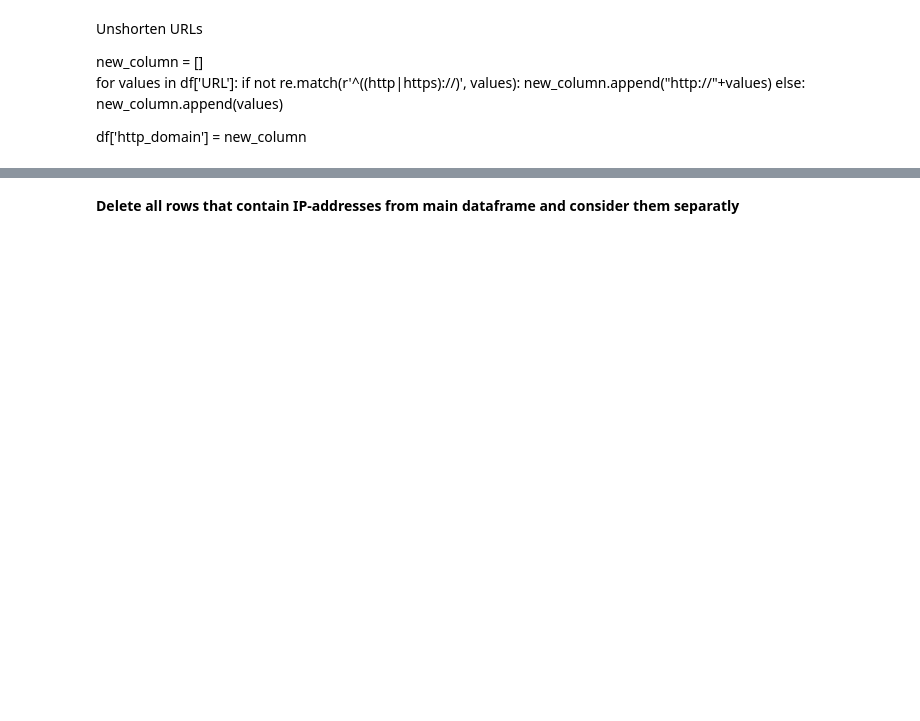
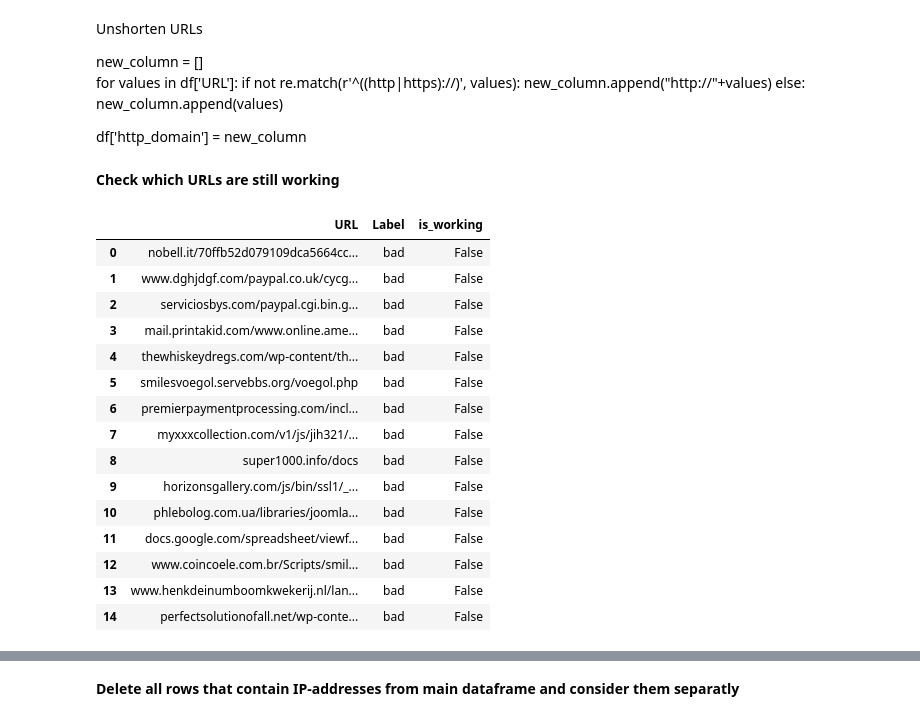
Before and after one commit to Fafien/PhishingDataset, a Jupyter notebook: phishing_analysis.ipynb, the cells around one changed output, grey strips where cells are left out. Cells and saved outputs as stored; diff of their text form; code cells hidden in the pictures; blank space fills up the shorter version.

```diff
--- a/phishing_analysis.ipynb
+++ b/phishing_analysis.ipynb
@@ -41,3 +50,5 @@ for values in df['URL']:
         new_column.append(values)
 
 df['http_domain'] = new_column
+# %% [markdown]
+**Check which URLs are still working**
@@ -43,0 +62,20 @@ df['http_domain'] = new_column
+# %%
+df['is_working'] = df['URL'].apply(is_working)
+df.head(15)
+# %% [output]
+|  | URL | Label | is_working |
+| 0 | nobell.it/70ffb52d079109dca5664cc... | bad | False |
+| 1 | www.dghjdgf.com/paypal.co.uk/cycg... | bad | False |
+| 2 | serviciosbys.com/paypal.cgi.bin.g... | bad | False |
+| 3 | mail.printakid.com/www.online.ame... | bad | False |
+| 4 | thewhiskeydregs.com/wp-content/th... | bad | False |
+| 5 | smilesvoegol.servebbs.org/voegol.php | bad | False |
+| 6 | premierpaymentprocessing.com/incl... | bad | False |
+| 7 | myxxxcollection.com/v1/js/jih321/... | bad | False |
+| 8 | super1000.info/docs | bad | False |
+| 9 | horizonsgallery.com/js/bin/ssl1/_... | bad | False |
+| 10 | phlebolog.com.ua/libraries/joomla... | bad | False |
+| 11 | docs.google.com/spreadsheet/viewf... | bad | False |
+| 12 | www.coincoele.com.br/Scripts/smil... | bad | False |
+| 13 | www.henkdeinumboomkwekerij.nl/lan... | bad | False |
+| 14 | perfectsolutionofall.net/wp-conte... | bad | False |
```
Also changed, not shown: parts of 19 cells of this notebook.
